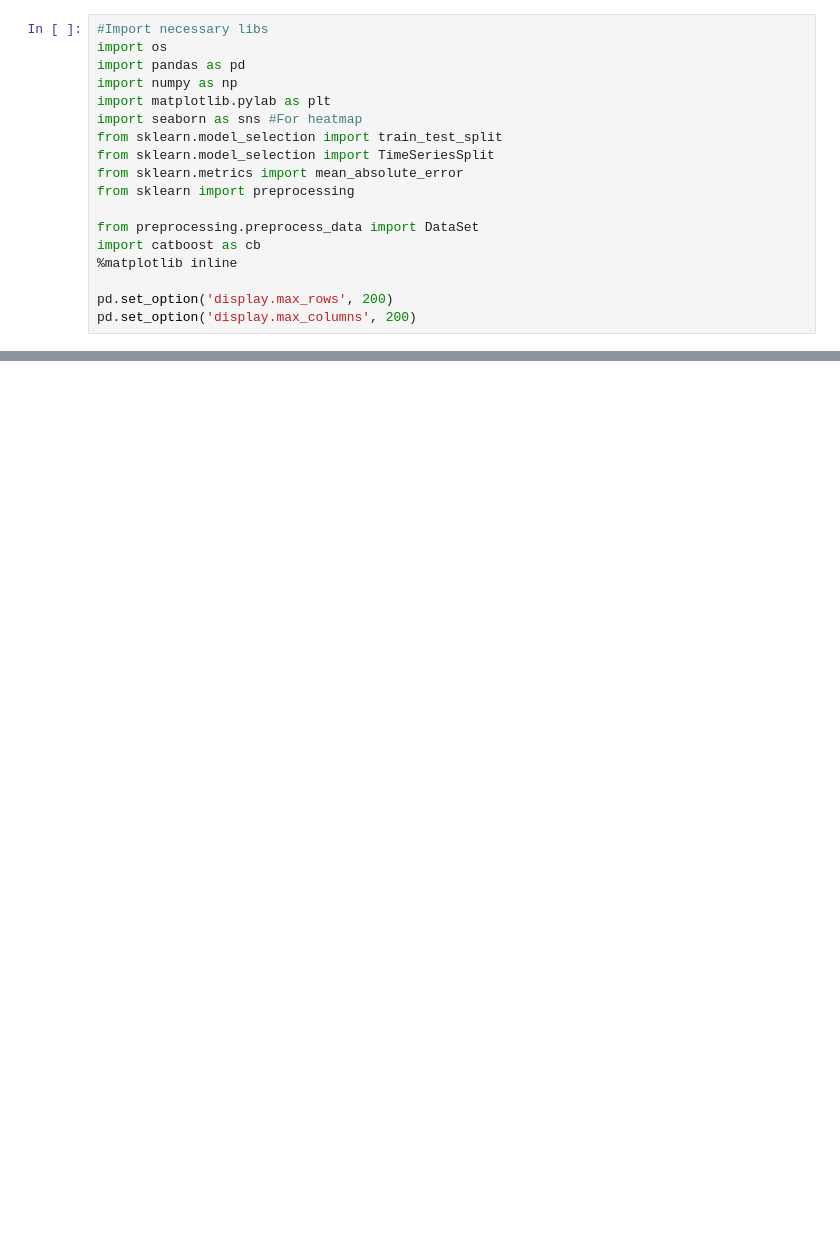
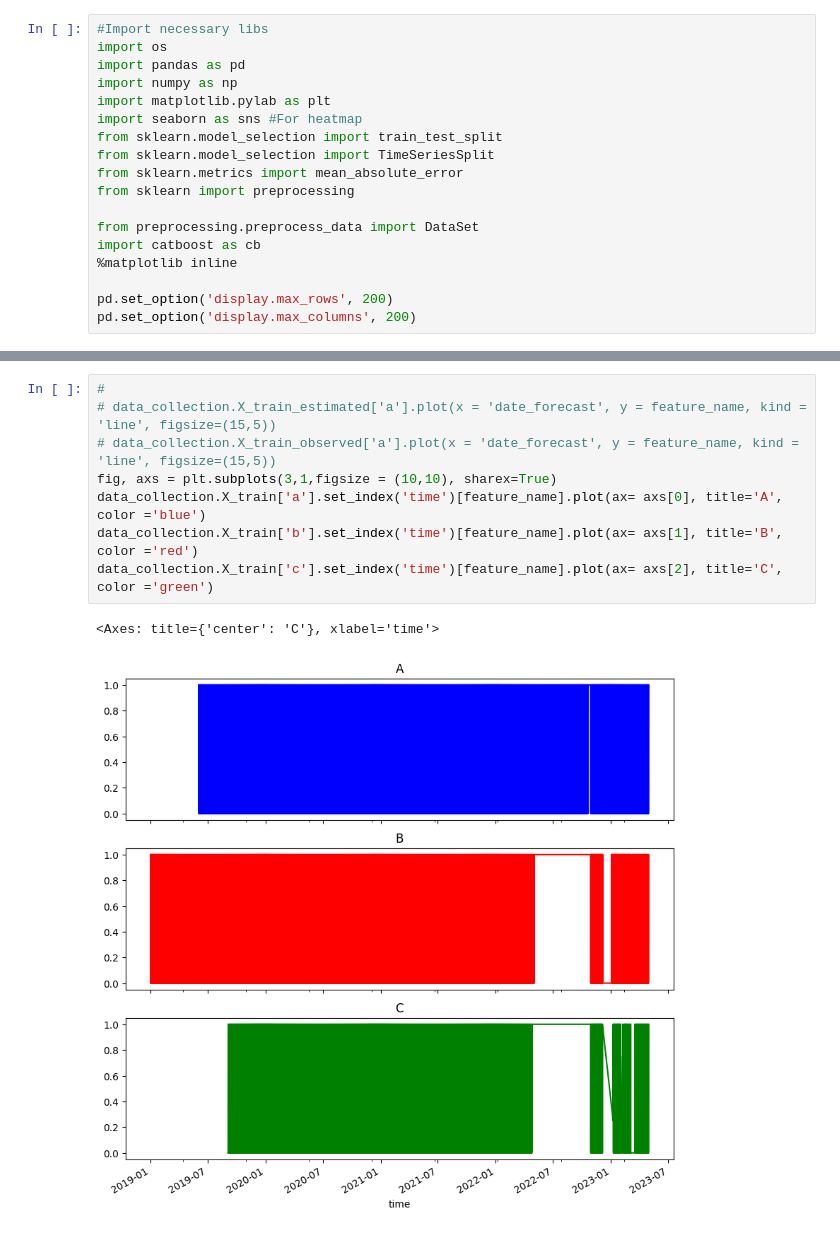
Before and after one commit to Bergschtein/Solar-Energy-Prediction, a Jupyter notebook: distributional_diff.ipynb, the cells around one changed output, grey strips where cells are left out. Cells and saved outputs as stored; diff of their text form; blank space fills up the shorter version.

```diff
--- a/distributional_diff.ipynb
+++ b/distributional_diff.ipynb
@@ -80,0 +124,11 @@ data_collection.X_test_estimated['c'][feature_name].plot(ax=axs[2], title='X tes
+# %%
+#
+# data_collection.X_train_estimated['a'].plot(x = 'date_forecast', y = feature_name, kind = 'line', figsize=(15,5))
+# data_collection.X_train_observed['a'].plot(x = 'date_forecast', y = feature_name, kind = 'line', figsize=(15,5))
+fig, axs = plt.subplots(3,1,figsize = (10,10), sharex=True)
+data_collection.X_train['a'].set_index('time')[feature_name].plot(ax= axs[0], title='A', color ='blue')
+data_collection.X_train['b'].set_index('time')[feature_name].plot(ax= axs[1], title='B', color ='red')
+data_collection.X_train['c'].set_index('time')[feature_name].plot(ax= axs[2], title='C', color ='green')
+# %% [output]
+<Axes: title={'center': 'C'}, xlabel='time'>
+[figure, added]
```
Also changed, not shown: parts of 15 cells of this notebook, 8 other files.
